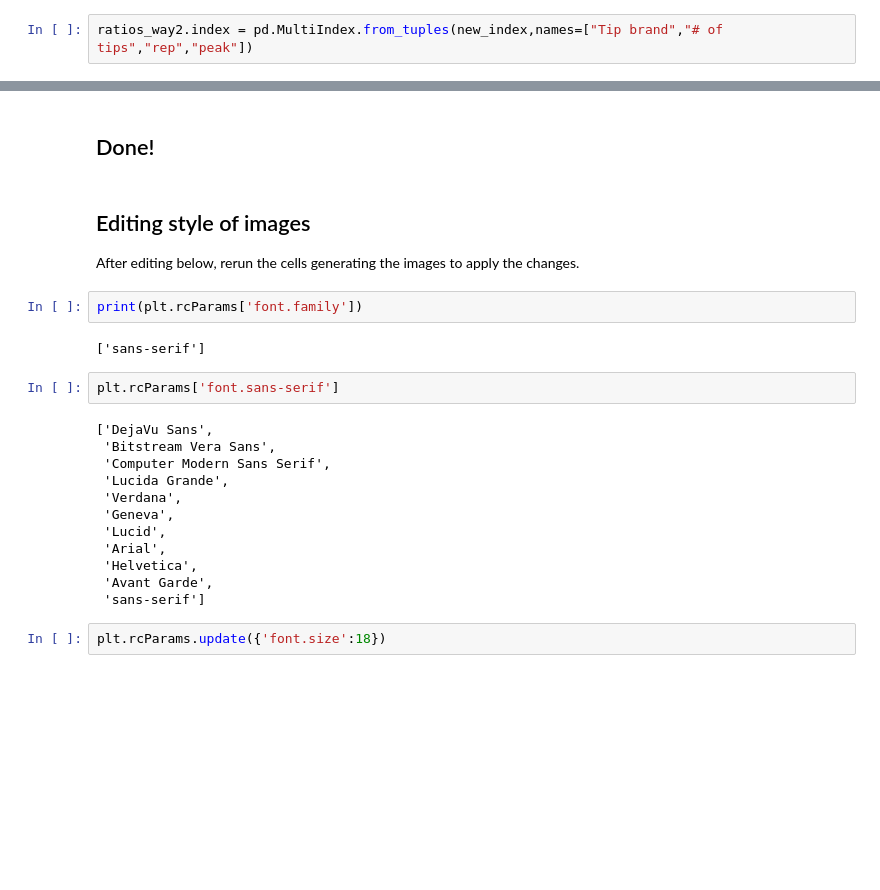
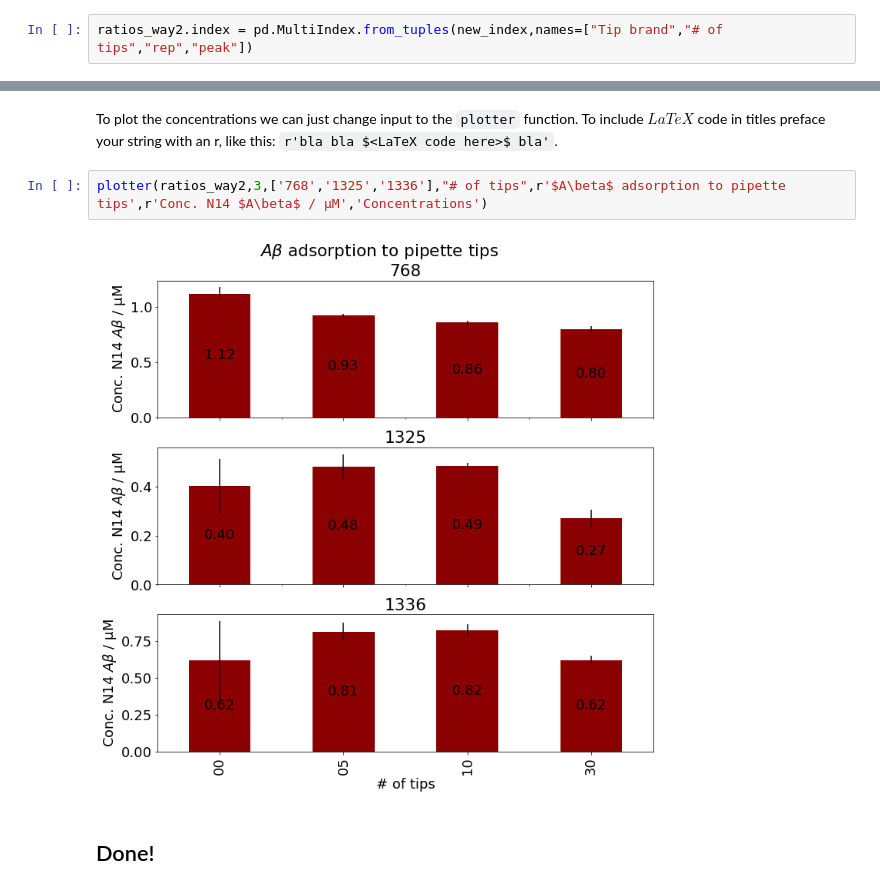
Before and after one commit to teokem/project-work-2021-MaxLindberg, a Jupyter notebook: Notebook.ipynb, the cells around one changed output, grey strips where cells are left out. Drawn from its saved outputs; the diff is of its cells as text; blank space fills up the shorter version.

```diff
--- a/Notebook.ipynb
+++ b/Notebook.ipynb
@@ -409,25 +282,9 @@ plt.savefig("conc_labeled_composite.pdf")
+# %% [markdown]
+To plot the concentrations we can just change input to the `plotter` function.
+To include $LaTeX$ code in titles preface your string with an r, like this: `r'bla bla $<LaTeX code here>$ bla'`.
+# %%
+plotter(ratios_way2,3,['768','1325','1336'],"# of tips",r'$A\beta$ adsorption to pipette tips',r'Conc. N14 $A\beta$ / µM','Concentrations')
+# %% [output]
+[figure, added]
 # %% [markdown]
 ## Done!
-# %% [markdown]
-## Editing style of images
-After editing below, rerun the cells generating the images to apply the changes.
-# %%
-print(plt.rcParams['font.family'])
-# %% [output]
-['sans-serif']
-# %%
-plt.rcParams['font.sans-serif']
-# %% [output]
-['DejaVu Sans',
- 'Bitstream Vera Sans',
- 'Computer Modern Sans Serif',
- 'Lucida Grande',
- 'Verdana',
- 'Geneva',
- 'Lucid',
- 'Arial',
- 'Helvetica',
- 'Avant Garde',
- 'sans-serif']
-# %%
-plt.rcParams.update({'font.size':18})
```
Also changed, not shown: parts of 25 cells of this notebook, 7 other files.
